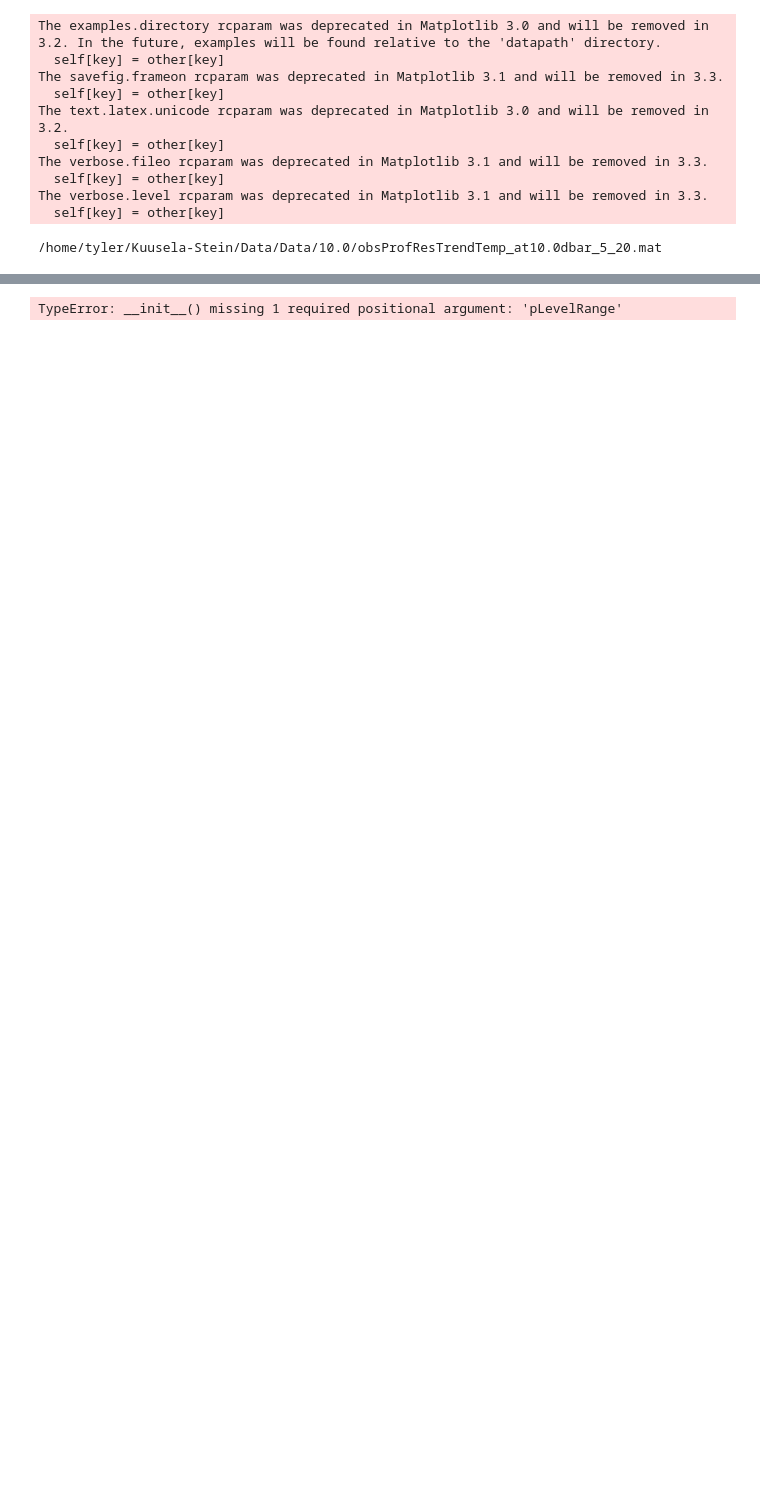
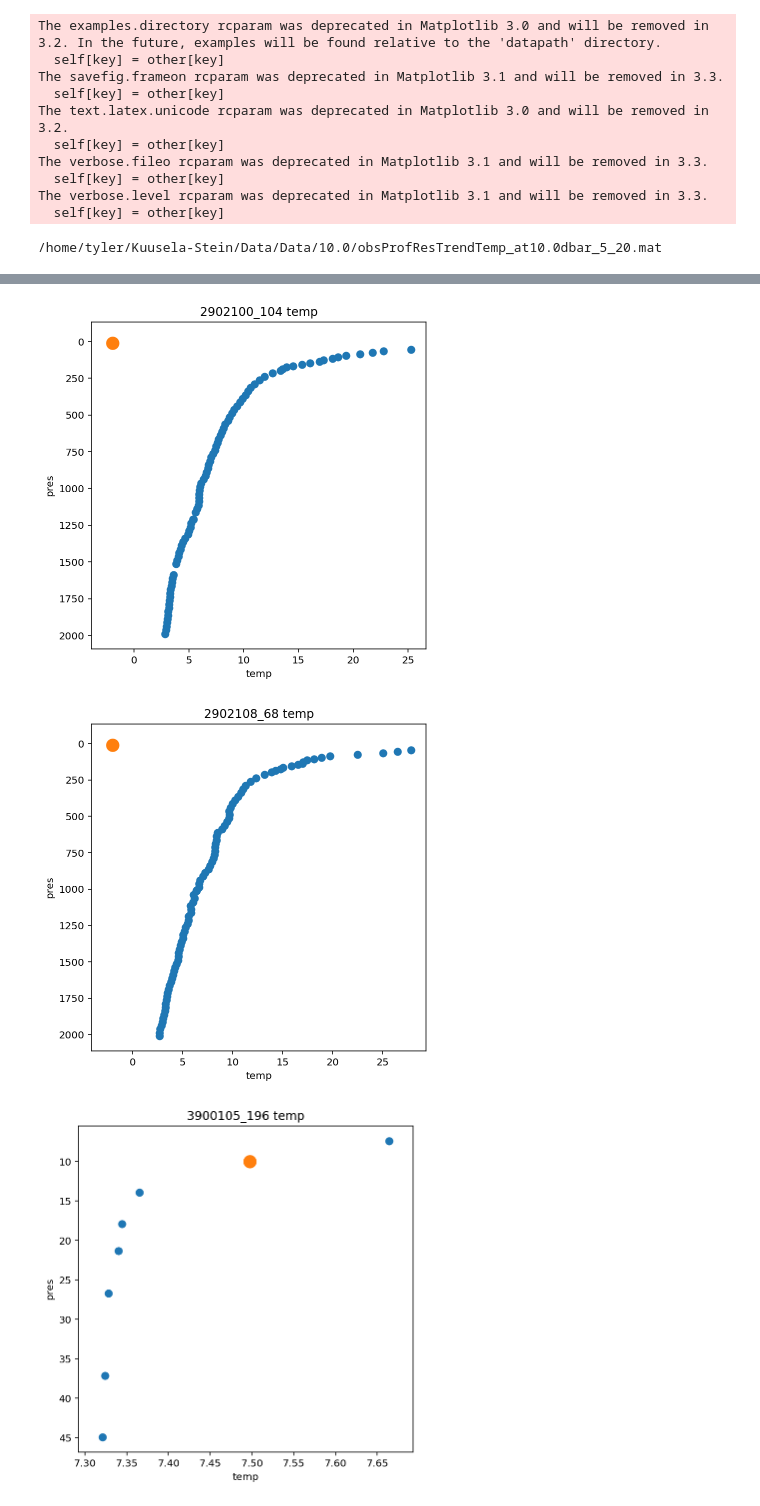
Before and after one commit to tylertucker202/argo-database, a Jupyter notebook: gridding/find-and-filter-outliers.ipynb, the cells around one changed output, grey strips where cells are left out. Cells and saved outputs as stored; diff of their text form; code cells hidden in the pictures; blank space fills up the shorter version.

```diff
--- a/gridding/find-and-filter-outliers.ipynb
+++ b/gridding/find-and-filter-outliers.ipynb
@@ -113,6 +112,4 @@ if len(profiles) > 0:
     selectionDf = vp.parse_into_df(profiles)
 selectionDf.replace(-999, np.nan, inplace=True)
 # %%
-pos = PchipOceanSlices()
+pos = PchipOceanSlices([5, 15])
-# %% [output]
-TypeError: __init__() missing 1 required positional argument: 'pLevelRange'
@@ -120,0 +116,22 @@ keys =  ['dfGrid', 'obsProfHat', 'obsProfRes', 'profFloatIDAggrSel', 'profJulDay
+# %%
+iCol = 'temp'
+xLab = 'pres'
+yLab = iCol
+xintp = 10
+pLevelRange = [5,15]
+pos = PchipOceanSlices(pLevelRange)
+iDf = pos.make_interpolated_df(selectionDf, xintp, xLab, yLab)
+iDf.date = pd.to_datetime(iDf.date)
+# %%
+for profile_id, df in selectionDf.groupby('profile_id'):
+    #fig.subplots_adjust(hspace=.35, wspace=.35)
+    pdf = iDf[iDf['profile_id'] == profile_id]
+    if pdf.empty:
+        continue
+    fig, axes = plt.subplots(nrows=1, ncols=1, figsize=(6,6))
+    ax = vp.plot_scatter(df, profile_id, 'temp', 'pres', axes)
+    ax.scatter(pdf.temp.iloc[0], pdf.pres.iloc[0], s=150)
+# %% [output]
+[figure, added]
+[figure, added]
+[figure, added]
```
Also changed, not shown: parts of 5 cells of this notebook.
